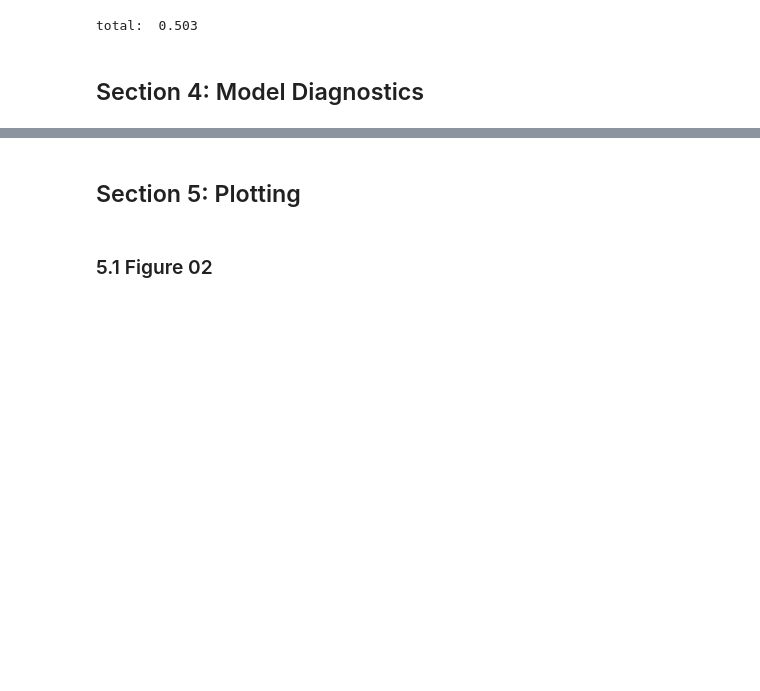
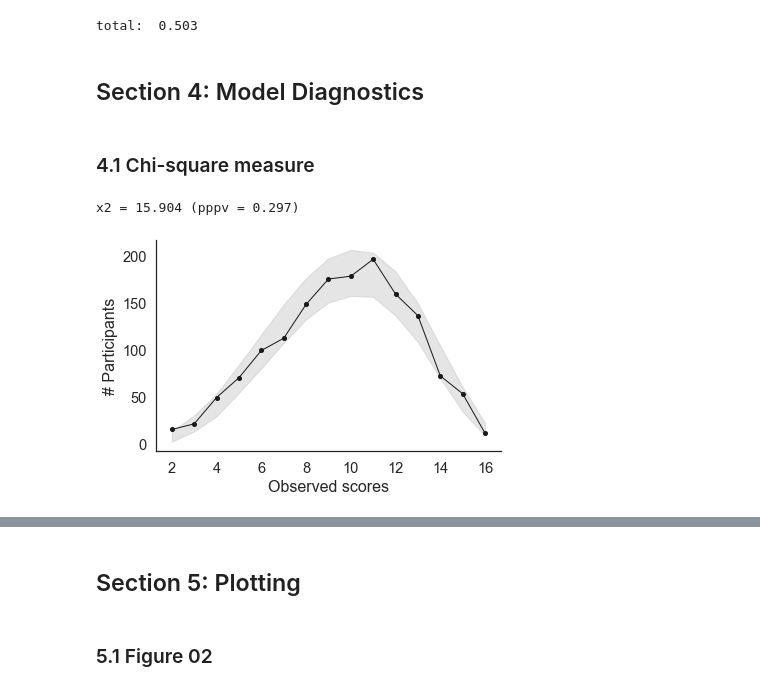
Before and after one commit to ndawlab/mars-irt, a Jupyter notebook: 03_Calibration/03_Modeling.ipynb, the cells around one changed output, grey strips where cells are left out. Cells and saved outputs as stored; diff of their text form; code cells hidden in the pictures; blank space fills up the shorter version.

```diff
--- a/03_Calibration/03_Modeling.ipynb
+++ b/03_Calibration/03_Modeling.ipynb
@@ -550,0 +543,41 @@ ax.plot([0,1],[0,1])
+# %% [markdown]
+### 4.1 Chi-square measure
+# %%
+import matplotlib.pyplot as plt
+import seaborn as sns
+sns.set_theme('notebook', style='white', font='sans-serif', font_scale=1.33)
+
+## Load posterior predictive check.
+df = read_csv(os.path.join('stan_results', f'3pl_m2_x2.csv'), index_col=0)
+
+## Extract values (dropping the two noisiest bins).
+NC  = df.values[0,2:]
+NCr = df.values[1:,2:]
+ENC = NCr.mean(axis=0)
+
+## Compute 95% HDI.
+lb, ub = np.apply_along_axis(hdi, 0, NCr, hdi_prob=0.95)
+
+## Compute chi-square statistics.
+xi = np.sum(np.divide(np.square(NC - ENC), ENC, where=ENC > 0))
+xr = np.divide(np.square(NCr - ENC), ENC, where=ENC > 0).sum(axis=1)
+
+## Compute ppp-value.
+pppv = (xi <= xr).mean()
+print('x2 = %0.3f (pppv = %0.3f)' %(xi, pppv))
+
+## Initialize canvas.
+fig, ax = plt.subplots(1, 1, figsize=(6,4))
+
+## Plot observed scores and 95% HDI.
+ax.plot(np.arange(2,17), NC, 'o-', color='k', lw=1, markersize=4)
+ax.fill_between(np.arange(2,17), lb, ub, color='0.5', alpha=0.2)
+
+## Add detail.
+ax.set(xticks=np.arange(2,17,2),  xlabel='Observed scores', ylabel='# Participants')
+
+sns.despine()
+plt.tight_layout()
+# %% [output]
+x2 = 15.904 (pppv = 0.297)
+[figure, added]
```
Also changed, not shown: parts of 6 cells of this notebook, 5 other files.
